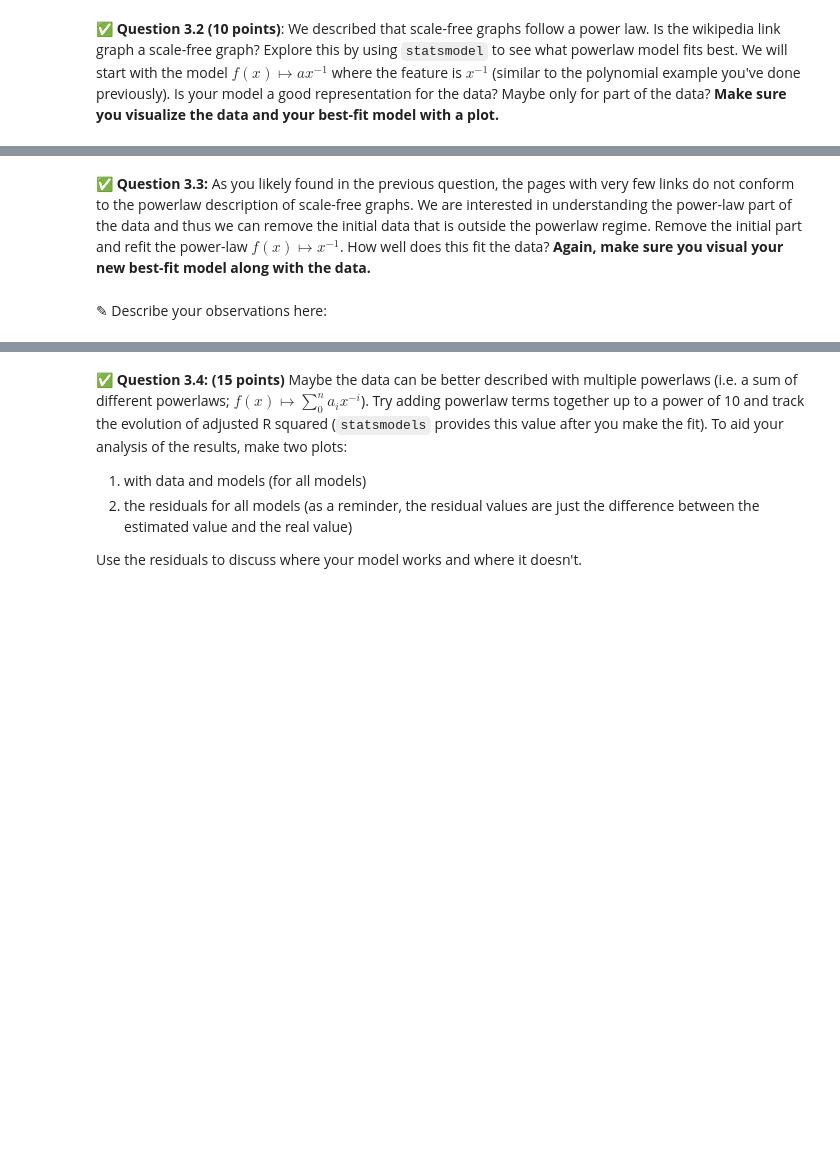
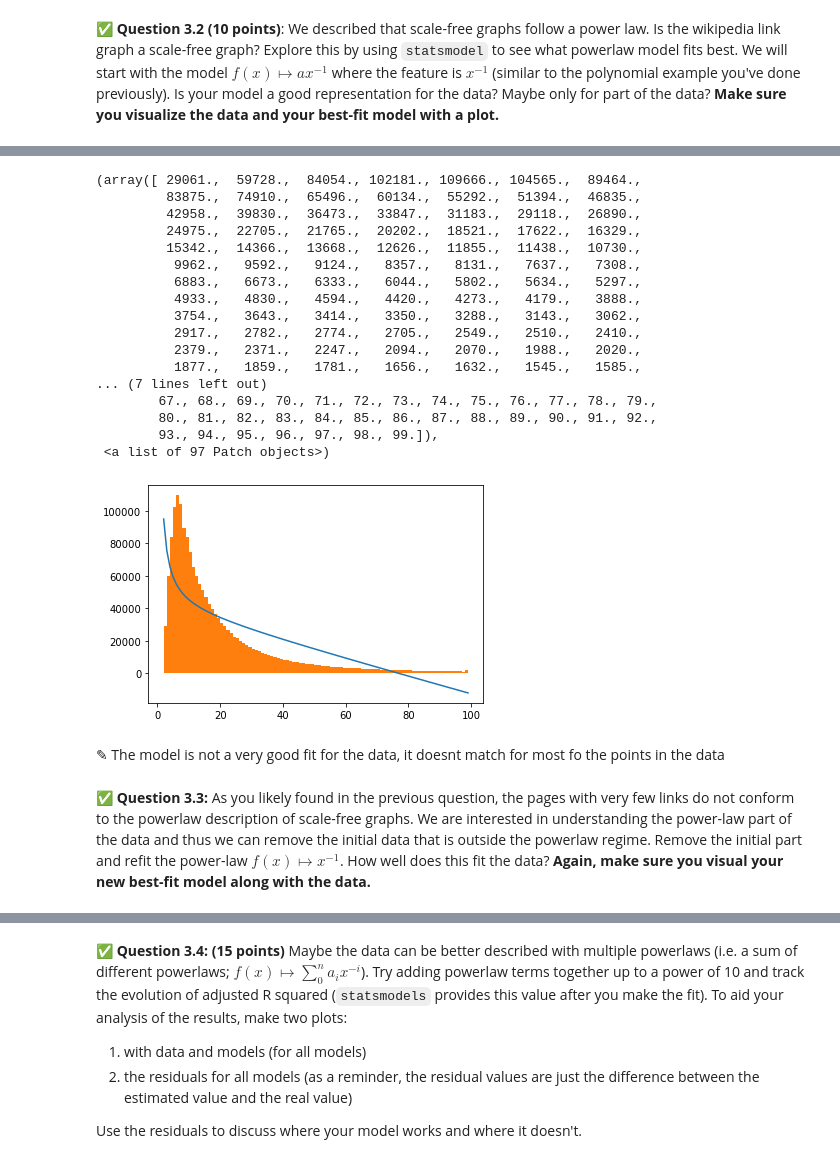
Before and after one commit to cedric-emmanuel/cmse202-s21-turnin, a Jupyter notebook: hw04/HW-04_graph_regression-Cedric_Emmanuel.ipynb, the cells around one changed output, grey strips where cells are left out. Cells and saved outputs as stored; diff of their text form; code cells hidden in the pictures; blank space fills up the shorter version.

```diff
--- a/hw04/HW-04_graph_regression-Cedric_Emmanuel.ipynb
+++ b/hw04/HW-04_graph_regression-Cedric_Emmanuel.ipynb
@@ -361,2 +383,37 @@ For the regression model fitting that you're going to do in this part of the ass
+# %%
+# Put your code here
+import statsmodels.api as sm
+x_ary=deg[2:,0]
+x_cnst = sm.add_constant(x_ary)
+x=1/(deg[2:,0])
+df=pd.DataFrame(x_cnst)
+df.columns=["const","data"]
+df["x^-1"]=x
+model = sm.OLS(deg[2:,1], df)
+res=model.fit()
+y_pred=res.predict()
+plt.plot(x_ary,y_pred)
+plt.hist(deg_hist,bins=97)
+# %% [output]
+(array([ 29061.,  59728.,  84054., 102181., 109666., 104565.,  89464.,
+         83875.,  74910.,  65496.,  60134.,  55292.,  51394.,  46835.,
+         42958.,  39830.,  36473.,  33847.,  31183.,  29118.,  26890.,
+         24975.,  22705.,  21765.,  20202.,  18521.,  17622.,  16329.,
+         15342.,  14366.,  13668.,  12626.,  11855.,  11438.,  10730.,
+          9962.,   9592.,   9124.,   8357.,   8131.,   7637.,   7308.,
+          6883.,   6673.,   6333.,   6044.,   5802.,   5634.,   5297.,
+          4933.,   4830.,   4594.,   4420.,   4273.,   4179.,   3888.,
+          3754.,   3643.,   3414.,   3350.,   3288.,   3143.,   3062.,
+          2917.,   2782.,   2774.,   2705.,   2549.,   2510.,   2410.,
+          2379.,   2371.,   2247.,   2094.,   2070.,   1988.,   2020.,
+          1877.,   1859.,   1781.,   1656.,   1632.,   1545.,   1585.,
+... (7 lines left out)
+        67., 68., 69., 70., 71., 72., 73., 74., 75., 76., 77., 78., 79.,
+        80., 81., 82., 83., 84., 85., 86., 87., 88., 89., 90., 91., 92.,
+        93., 94., 95., 96., 97., 98., 99.]),
+ <a list of 97 Patch objects>)
+[figure, added]
+# %% [markdown]
+<font size=+3>&#9998;</font> The model is not a very good fit for the data, it doesnt match for most fo the points in the data
 # %% [markdown]
 &#9989; **Question 3.3:** As you likely found in the previous question, the pages with very few links do not conform to the powerlaw description of scale-free graphs. We are interested in understanding the power-law part of the data and thus we can remove the initial data that is outside the powerlaw regime. Remove the initial part and refit the power-law $f(x)\mapsto x^{-1}$. How well does this fit the data? **Again, make sure you visual your new best-fit model along with the data.**
@@ -365,2 +419,0 @@ For the regression model fitting that you're going to do in this part of the ass
-# %% [markdown]
-<font size=+3>&#9998;</font> Describe your observations here:
```
Also changed, not shown: parts of 14 cells of this notebook.
